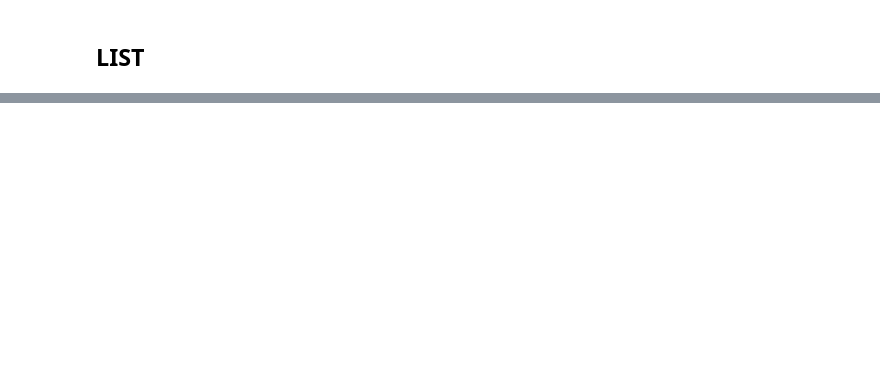
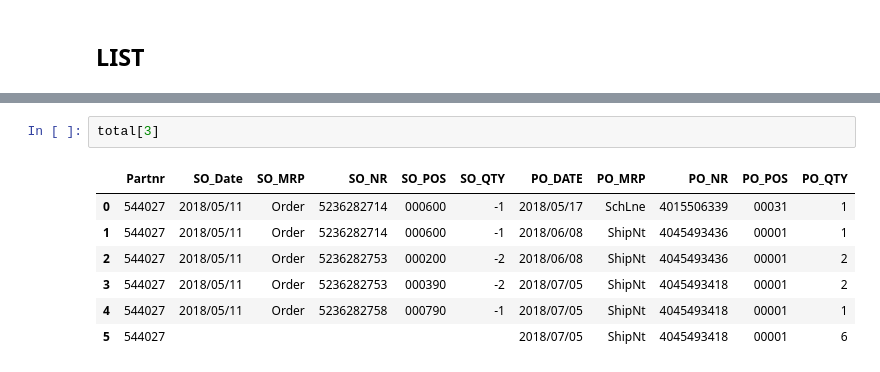
Before and after one commit to bbk0529/MD04, a Jupyter notebook: MD04 Parser.ipynb, the cells around one changed output, grey strips where cells are left out. Drawn from its saved outputs; the diff is of its cells as text; blank space fills up the shorter version.

```diff
--- a/MD04 Parser.ipynb
+++ b/MD04 Parser.ipynb
@@ -256,0 +203,10 @@ total[10]
+# %%
+total[3]
+# %% [output]
+|  | Partnr | SO_Date | SO_MRP | SO_NR | SO_POS | SO_QTY | PO_DATE | PO_MRP | PO_NR | PO_POS | PO_QTY |
+| 0 | 544027 | 2018/05/11 | Order | 5236282714 | 000600 | -1 | 2018/05/17 | SchLne | 4015506339 | 00031 | 1 |
+| 1 | 544027 | 2018/05/11 | Order | 5236282714 | 000600 | -1 | 2018/06/08 | ShipNt | 4045493436 | 00001 | 1 |
+| 2 | 544027 | 2018/05/11 | Order | 5236282753 | 000200 | -2 | 2018/06/08 | ShipNt | 4045493436 | 00001 | 2 |
+| 3 | 544027 | 2018/05/11 | Order | 5236282753 | 000390 | -2 | 2018/07/05 | ShipNt | 4045493418 | 00001 | 2 |
+| 4 | 544027 | 2018/05/11 | Order | 5236282758 | 000790 | -1 | 2018/07/05 | ShipNt | 4045493418 | 00001 | 1 |
+| 5 | 544027 |  |  |  |  |  | 2018/07/05 | ShipNt | 4045493418 | 00001 | 6 |
```
Also changed, not shown: parts of 26 cells of this notebook, 2 other files.
